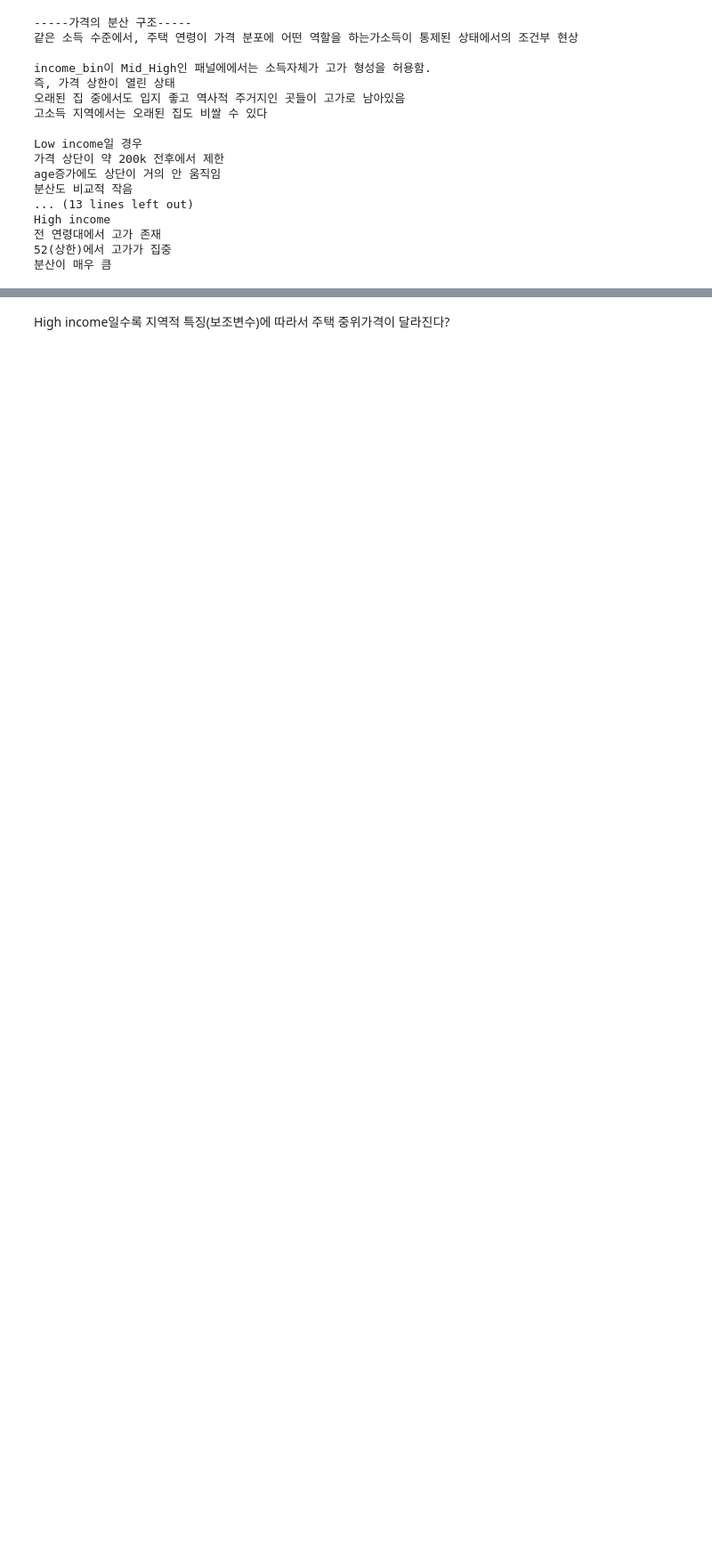
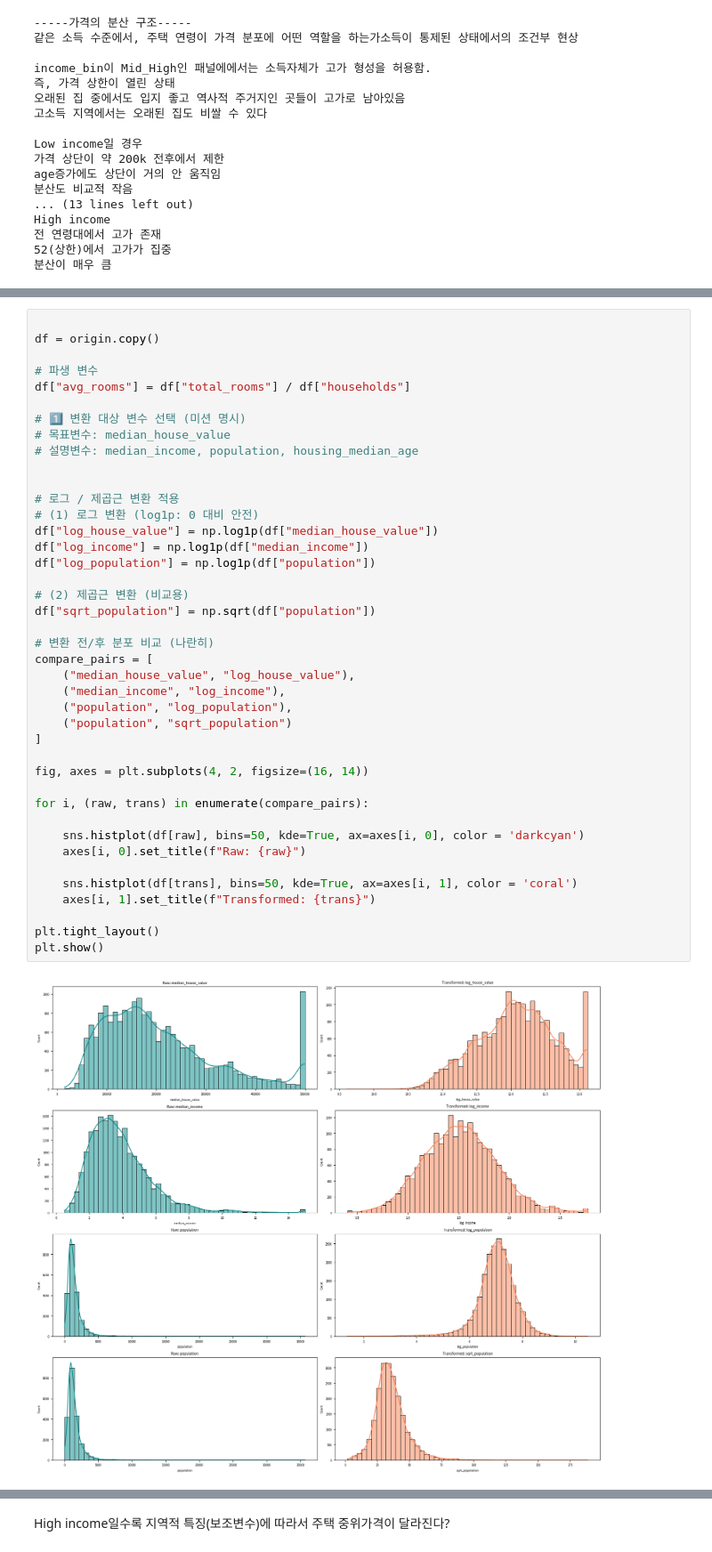
Before and after one commit to GYULLTANGURRI/main, a Jupyter notebook: 12월/데이터분석 캡스톤/데이터분석 캡스톤05/데이터분석 캡스톤05.ipynb, the cells around one changed output, grey strips where cells are left out. Shown at 89% size. Saved outputs shown, nothing was run; the diff lists cells and outputs as text; blank space fills up the shorter version.

```diff
--- a/12월/데이터분석 캡스톤/데이터분석 캡스톤05/데이터분석 캡스톤05.ipynb
+++ b/12월/데이터분석 캡스톤/데이터분석 캡스톤05/데이터분석 캡스톤05.ipynb
@@ -505,0 +556,43 @@ High income
+# %%
+
+df = origin.copy()
+
+# 파생 변수
+df["avg_rooms"] = df["total_rooms"] / df["households"]
+
+# 1️⃣ 변환 대상 변수 선택 (미션 명시)
+# 목표변수: median_house_value
+# 설명변수: median_income, population, housing_median_age
+
+
+# 로그 / 제곱근 변환 적용
+# (1) 로그 변환 (log1p: 0 대비 안전)
+df["log_house_value"] = np.log1p(df["median_house_value"])
+df["log_income"] = np.log1p(df["median_income"])
+df["log_population"] = np.log1p(df["population"])
+
+# (2) 제곱근 변환 (비교용)
+df["sqrt_population"] = np.sqrt(df["population"])
+
+# 변환 전/후 분포 비교 (나란히)
+compare_pairs = [
+    ("median_house_value", "log_house_value"),
+    ("median_income", "log_income"),
+    ("population", "log_population"),
+    ("population", "sqrt_population")
+]
+
+fig, axes = plt.subplots(4, 2, figsize=(16, 14))
+
+for i, (raw, trans) in enumerate(compare_pairs):
+
+    sns.histplot(df[raw], bins=50, kde=True, ax=axes[i, 0], color = 'darkcyan')
+    axes[i, 0].set_title(f"Raw: {raw}")
+
+    sns.histplot(df[trans], bins=50, kde=True, ax=axes[i, 1], color = 'coral')
+    axes[i, 1].set_title(f"Transformed: {trans}")
+
+plt.tight_layout()
+plt.show()
+# %% [output]
+[figure, added]
```
Also changed, not shown: parts of 38 cells of this notebook, 5 other files.
